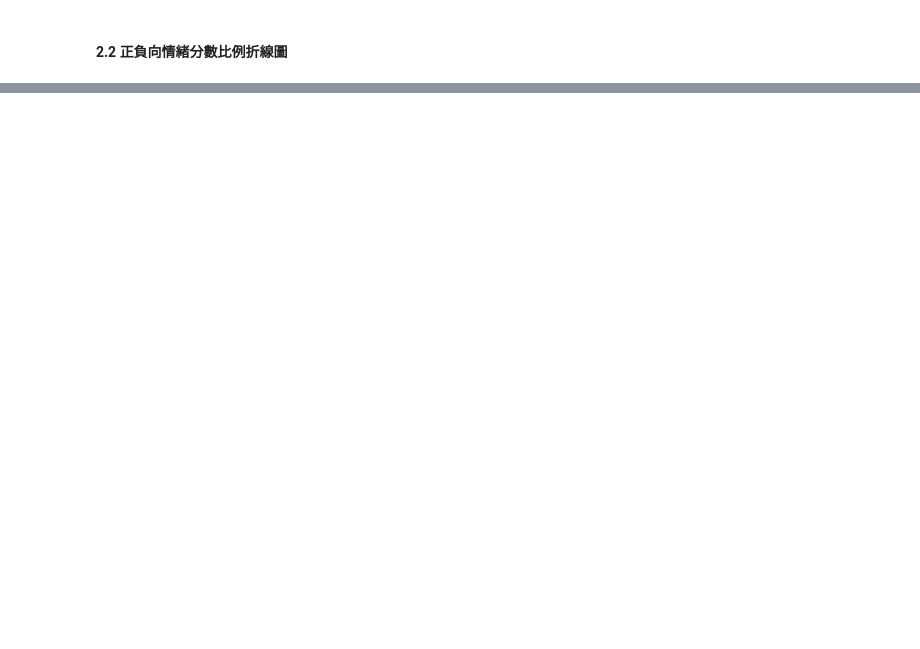
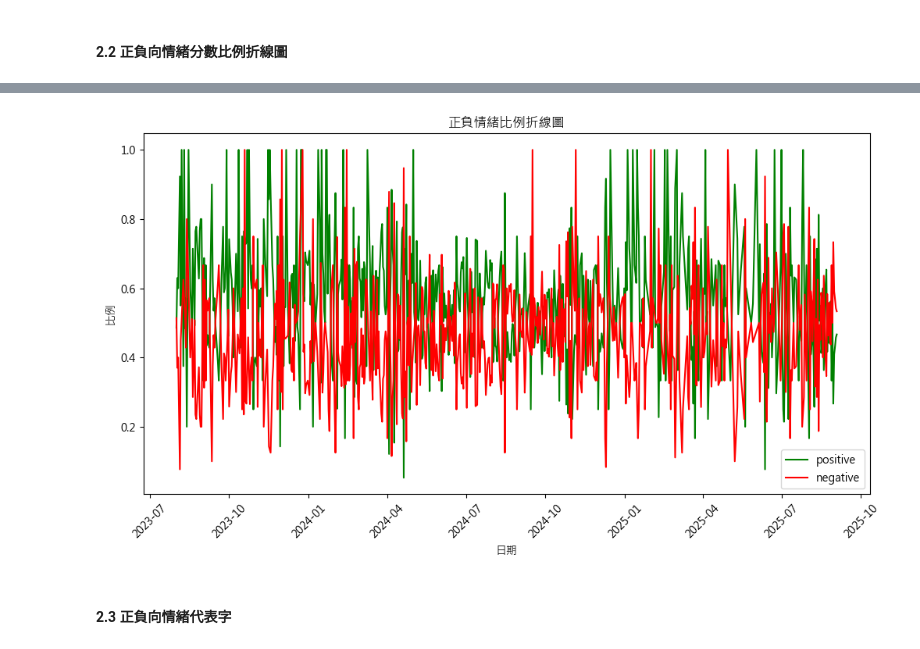
Before and after one commit to hsuan1120/Loan, a Jupyter notebook: loans.ipynb, the cells around one changed output, grey strips where cells are left out. Cells and saved outputs as stored; diff of their text form; code cells hidden in the pictures; blank space fills up the shorter version.

```diff
--- a/loans.ipynb
+++ b/loans.ipynb
@@ -451,2 +451,7 @@ plt.show()
 # %% [markdown]
 #### 2.2 正負向情緒分數比例折線圖
+# %%
+daily_total = sentiment_count.groupby('date')['count'].sum().reset_index(name = 'daily_total')
+sentiment_countr = sentiment_count.merge(daily_total, on='date', how='left')
+sentiment_countr['ratio'] = sentiment_countr['count'] / sentiment_countr['daily_total']
+sentiment_countr
@@ -452,0 +472,17 @@ plt.show()
+# %%
+plt.figure(figsize=(12,6))
+
+for sentiment, color in zip(['positive','negative'],['green','red']):
+    subset = sentiment_countr[sentiment_countr['sentiments'] == sentiment]
+    plt.plot(subset['date'], subset['ratio'], label = sentiment, color = color)
+
+plt.legend()
+plt.title('正負情緒比例折線圖')
+plt.xlabel('日期')
+plt.ylabel('比例')
+plt.xticks(rotation = 45)
+plt.show()
+# %% [output]
+[figure, added]
+# %% [markdown]
+#### 2.3 正負向情緒代表字
```
Also changed, not shown: parts of 4 cells of this notebook.
